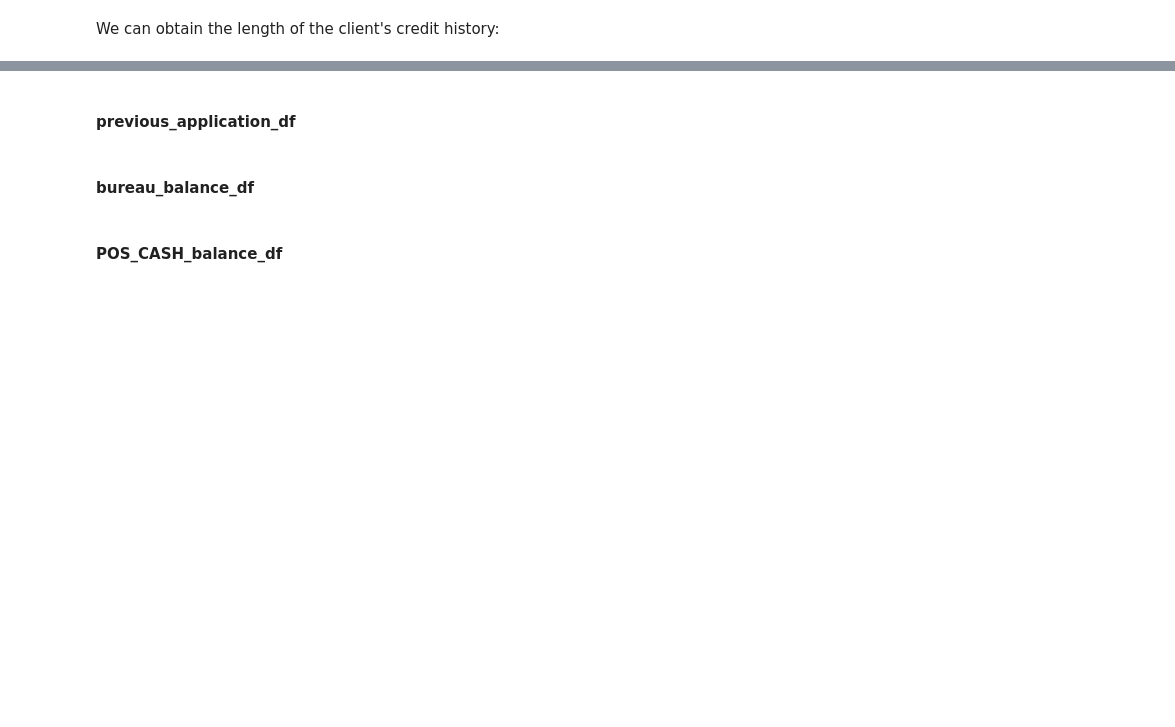
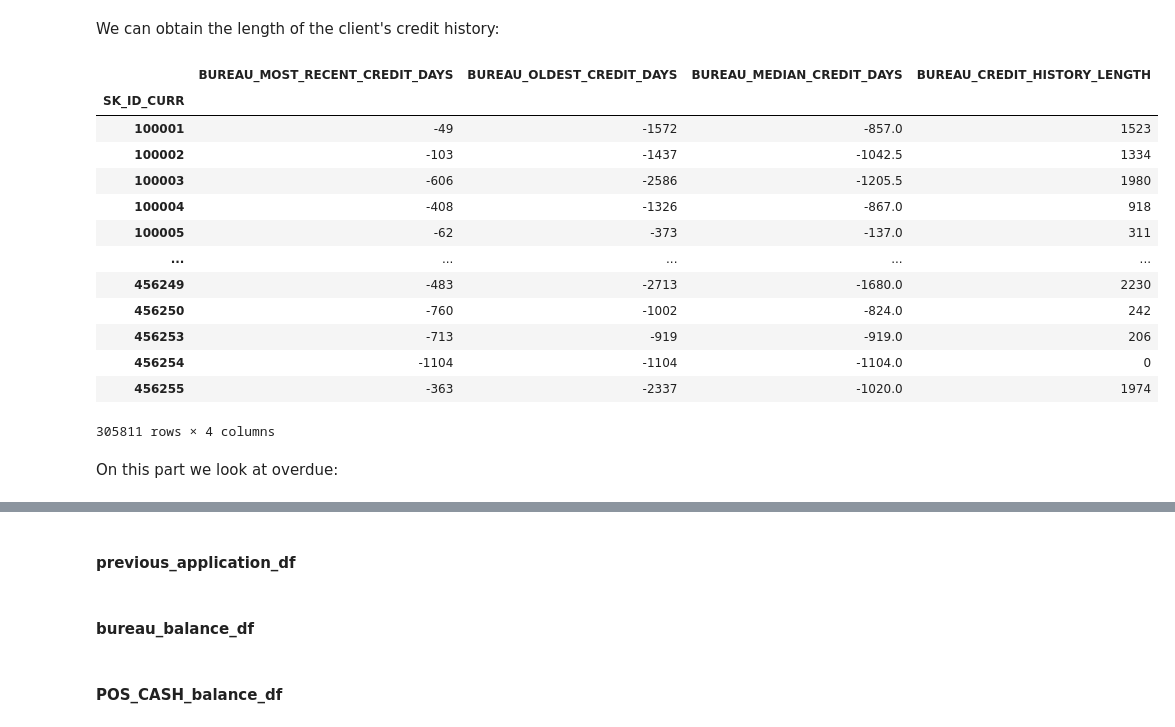
Before and after one commit to USL99/home-credit-default-risk, a Jupyter notebook: notebooks/03_feature_engineering.ipynb, the cells around one changed output, grey strips where cells are left out. Cells and saved outputs as stored; diff of their text form; code cells hidden in the pictures; blank space fills up the shorter version.

```diff
--- a/notebooks/03_feature_engineering.ipynb
+++ b/notebooks/03_feature_engineering.ipynb
@@ -140,5 +259,5 @@ max indicates how recently the last loan was taken out,
 min indicates how far back the credit history goes,
 mean indicates average age of loans
 # %%
-bureau_days_credit = (bureau_df.groupby("SK_ID_CURR").agg(BUREAU_LAST_CREDIT_DAYS = ("DAYS_CREDIT", "max"), BUREAU_FIRST_DAYS = ("DAYS_CREDIT", "min"), BUREAU_MEAN_DAYS = ("DAYS_CREDIT", "mean")))
+bureau_days_credit = (bureau_df.groupby("SK_ID_CURR").agg(BUREAU_MOST_RECENT_CREDIT_DAYS = ("DAYS_CREDIT", "max"), BUREAU_OLDEST_CREDIT_DAYS = ("DAYS_CREDIT", "min"), BUREAU_MEDIAN_CREDIT_DAYS = ("DAYS_CREDIT", "median")))
 bureau_days_credit.head()
@@ -147,5 +273,19 @@ bureau_days_credit.head()
 We can obtain the length of the client's credit history:
 # %%
-bureau_days_credit["BUREAU_CREDIT_HISTORY_LENGTH"] = (
-    bureau_days_credit["BUREAU_LAST_CREDIT_DAYS"]
-    - bureau_days_credit["BUREAU_FIRST_DAYS"])
+bureau_days_credit["BUREAU_CREDIT_HISTORY_LENGTH"] = (bureau_days_credit["BUREAU_MOST_RECENT_CREDIT_DAYS"] - bureau_days_credit["BUREAU_OLDEST_CREDIT_DAYS"])
+bureau_days_credit
+# %% [output]
+|  | BUREAU_MOST_RECENT_CREDIT_DAYS | BUREAU_OLDEST_CREDIT_DAYS | BUREAU_MEDIAN_CREDIT_DAYS | BUREAU_CREDIT_HISTORY_LENGTH |
+| SK_ID_CURR |  |  |  |  |
+| 100001 | -49 | -1572 | -857.0 | 1523 |
+| 100002 | -103 | -1437 | -1042.5 | 1334 |
+| 100003 | -606 | -2586 | -1205.5 | 1980 |
+| 100004 | -408 | -1326 | -867.0 | 918 |
+| 100005 | -62 | -373 | -137.0 | 311 |
+| ... | ... | ... | ... | ... |
+| 456249 | -483 | -2713 | -1680.0 | 2230 |
+| 456250 | -760 | -1002 | -824.0 | 242 |
+| 456253 | -713 | -919 | -919.0 | 206 |
+| 456254 | -1104 | -1104 | -1104.0 | 0 |
+| 456255 | -363 | -2337 | -1020.0 | 1974 |
+305811 rows × 4 columns
@@ -158,3 +294,5 @@ bureau_df["CREDIT_DAY_OVERDUE"].describe()
+# %% [markdown]
+On this part we look at overdue:
 # %%
 bureau_df["IS_DAY_OVERDUE"] = (bureau_df["CREDIT_DAY_OVERDUE"] > 0).astype(int)
 # %%
```
Also changed, not shown: parts of 67 cells of this notebook.
